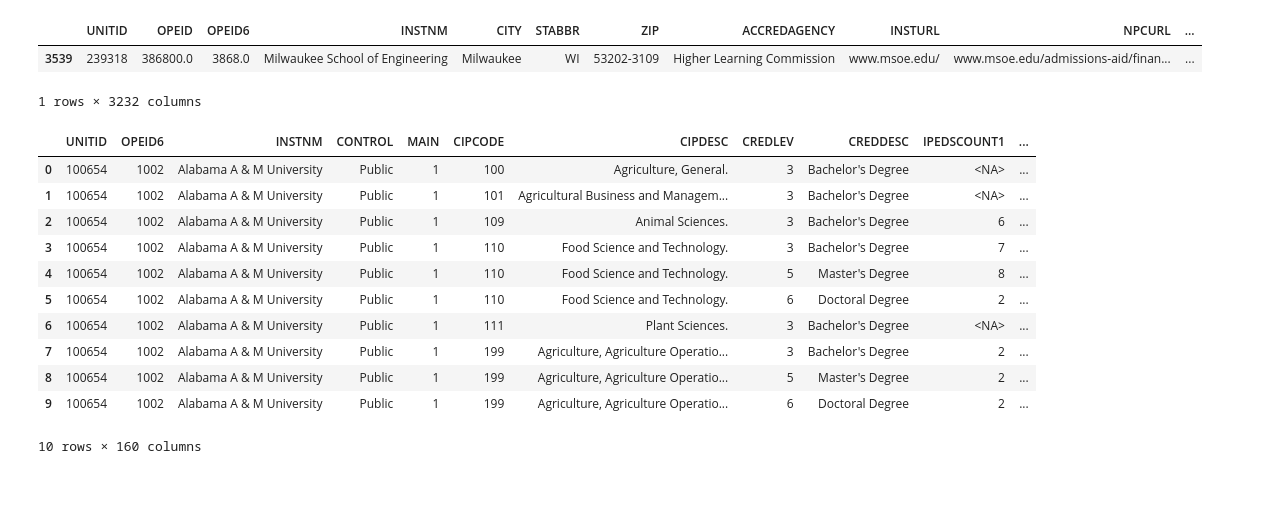
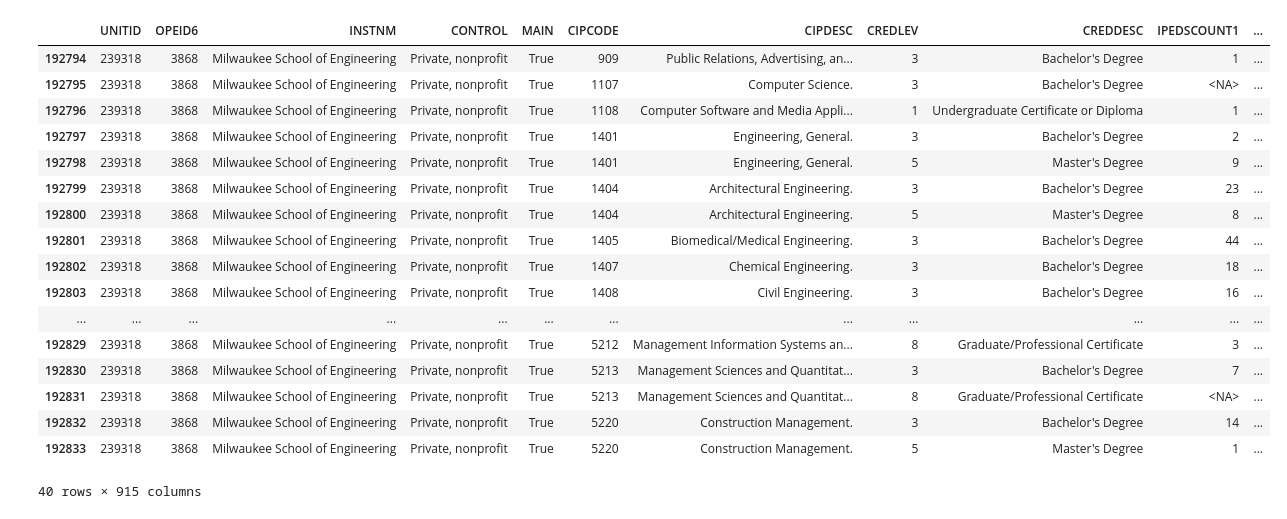
Before and after one commit to pmarshall7516/college-scorecard-analysis, a Jupyter notebook: main.ipynb, the cells around one changed output. Saved outputs shown, nothing was run; the diff lists cells and outputs as text; code cells hidden in the pictures; blank space fills up the shorter version.

Commit message:
In lab progress
Co-authored-by: Patrick Marshall <marshallp@msoe.edu>

```diff
--- a/main.ipynb
+++ b/main.ipynb
@@ -35,0 +72,7 @@ college_scorecard_institution.head(10)
+# %%
+joined_college_scorecard = college_scorecard_field_of_study.join(college_scorecard_institution,
+                                                                 "UNITID", rsuffix="dupe",
+                                                                 validate="many_to_one")
+joined_college_scorecard = joined_college_scorecard.drop(
+    columns=filter(lambda label: "dupe" in label, joined_college_scorecard.columns))
+joined_college_scorecard
@@ -35,0 +93,8 @@ college_scorecard_institution.head(10)
+# %%
+for col in joined_college_scorecard.columns:
+    unique_cols = joined_college_scorecard[col].unique()
+    if len(unique_cols) <= 3 and 0 in unique_cols and 1 in unique_cols:
+        print(col)
+        joined_college_scorecard[col] = joined_college_scorecard[col].astype("boolean")
+        #todo: not catching DISTANCEONLY case
+joined_college_scorecard
@@ -36,28 +116,21 @@ college_scorecard_institution.head(10)
 # %%
-college_scorecard_institution[
-    college_scorecard_institution["INSTNM"] == "Milwaukee School of Engineering"]
+joined_college_scorecard[joined_college_scorecard["INSTNM"] == "Milwaukee School of Engineering"]
 # %% [output]
-|  | UNITID | OPEID | OPEID6 | INSTNM | CITY | STABBR | ZIP | ACCREDAGENCY | INSTURL | NPCURL | ... |
-| 3539 | 239318 | 386800.0 | 3868.0 | Milwaukee School of Engineering | Milwaukee | WI | 53202-3109 | Higher Learning Commission | www.msoe.edu/ | www.msoe.edu/admissions-aid/finan... | ... |
+|  | UNITID | OPEID6 | INSTNM | CONTROL | MAIN | CIPCODE | CIPDESC | CREDLEV | CREDDESC | IPEDSCOUNT1 | ... |
+| 192794 | 239318 | 3868 | Milwaukee School of Engineering | Private, nonprofit | True | 909 | Public Relations, Advertising, an... | 3 | Bachelor's Degree | 1 | ... |
+| 192795 | 239318 | 3868 | Milwaukee School of Engineering | Private, nonprofit | True | 1107 | Computer Science. | 3 | Bachelor's Degree | <NA> | ... |
+| 192796 | 239318 | 3868 | Milwaukee School of Engineering | Private, nonprofit | True | 1108 | Computer Software and Media Appli... | 1 | Undergraduate Certificate or Diploma | 1 | ... |
+| 192797 | 239318 | 3868 | Milwaukee School of Engineering | Private, nonprofit | True | 1401 | Engineering, General. | 3 | Bachelor's Degree | 2 | ... |
+| 192798 | 239318 | 3868 | Milwaukee School of Engineering | Private, nonprofit | True | 1401 | Engineering, General. | 5 | Master's Degree | 9 | ... |
+| 192799 | 239318 | 3868 | Milwaukee School of Engineering | Private, nonprofit | True | 1404 | Architectural Engineering. | 3 | Bachelor's Degree | 23 | ... |
+| 192800 | 239318 | 3868 | Milwaukee School of Engineering | Private, nonprofit | True | 1404 | Architectural Engineering. | 5 | Master's Degree | 8 | ... |
+| 192801 | 239318 | 3868 | Milwaukee School of Engineering | Private, nonprofit | True | 1405 | Biomedical/Medical Engineering. | 3 | Bachelor's Degree | 44 | ... |
+| 192802 | 239318 | 3868 | Milwaukee School of Engineering | Private, nonprofit | True | 1407 | Chemical Engineering. | 3 | Bachelor's Degree | 18 | ... |
+| 192803 | 239318 | 3868 | Milwaukee School of Engineering | Private, nonprofit | True | 1408 | Civil Engineering. | 3 | Bachelor's Degree | 16 | ... |
+| ... | ... | ... | ... | ... | ... | ... | ... | ... | ... | ... | ... |
+| 192829 | 239318 | 3868 | Milwaukee School of Engineering | Private, nonprofit | True | 5212 | Management Information Systems an... | 8 | Graduate/Professional Certificate | 3 | ... |
+| 192830 | 239318 | 3868 | Milwaukee School of Engineering | Private, nonprofit | True | 5213 | Management Sciences and Quantitat... | 3 | Bachelor's Degree | 7 | ... |
+| 192831 | 239318 | 3868 | Milwaukee School of Engineering | Private, nonprofit | True | 5213 | Management Sciences and Quantitat... | 8 | Graduate/Professional Certificate | <NA> | ... |
+| 192832 | 239318 | 3868 | Milwaukee School of Engineering | Private, nonprofit | True | 5220 | Construction Management. | 3 | Bachelor's Degree | 14 | ... |
+| 192833 | 239318 | 3868 | Milwaukee School of Engineering | Private, nonprofit | True | 5220 | Construction Management. | 5 | Master's Degree | 1 | ... |
-1 rows × 3232 columns
+40 rows × 915 columns
-# %%
-# Using Pandas' built-in zip support does not work since our zip file has more than one file
-# archived inside.
-with zipfile.ZipFile("data/CollegeScorecard_Raw_Data_09262023.zip").open(
-        "data/FieldOfStudyData1819_1920_PP.csv") as data_csv:
-    college_scorecard_field_of_study = pandas.read_csv(data_csv, low_memory=False, na_values=(
-        "NULL", "PrivacySuppressed")).convert_dtypes()
-college_scorecard_field_of_study.head(10)
-# %% [output]
-|  | UNITID | OPEID6 | INSTNM | CONTROL | MAIN | CIPCODE | CIPDESC | CREDLEV | CREDDESC | IPEDSCOUNT1 | ... |
-| 0 | 100654 | 1002 | Alabama A & M University | Public | 1 | 100 | Agriculture, General. | 3 | Bachelor's Degree | <NA> | ... |
-| 1 | 100654 | 1002 | Alabama A & M University | Public | 1 | 101 | Agricultural Business and Managem... | 3 | Bachelor's Degree | <NA> | ... |
-| 2 | 100654 | 1002 | Alabama A & M University | Public | 1 | 109 | Animal Sciences. | 3 | Bachelor's Degree | 6 | ... |
-| 3 | 100654 | 1002 | Alabama A & M University | Public | 1 | 110 | Food Science and Technology. | 3 | Bachelor's Degree | 7 | ... |
-| 4 | 100654 | 1002 | Alabama A & M University | Public | 1 | 110 | Food Science and Technology. | 5 | Master's Degree | 8 | ... |
-| 5 | 100654 | 1002 | Alabama A & M University | Public | 1 | 110 | Food Science and Technology. | 6 | Doctoral Degree | 2 | ... |
-| 6 | 100654 | 1002 | Alabama A & M University | Public | 1 | 111 | Plant Sciences. | 3 | Bachelor's Degree | <NA> | ... |
-| 7 | 100654 | 1002 | Alabama A & M University | Public | 1 | 199 | Agriculture, Agriculture Operatio... | 3 | Bachelor's Degree | 2 | ... |
-| 8 | 100654 | 1002 | Alabama A & M University | Public | 1 | 199 | Agriculture, Agriculture Operatio... | 5 | Master's Degree | 2 | ... |
-| 9 | 100654 | 1002 | Alabama A & M University | Public | 1 | 199 | Agriculture, Agriculture Operatio... | 6 | Doctoral Degree | 2 | ... |
-10 rows × 160 columns
```
Also changed, not shown: parts of 34 cells of this notebook.
